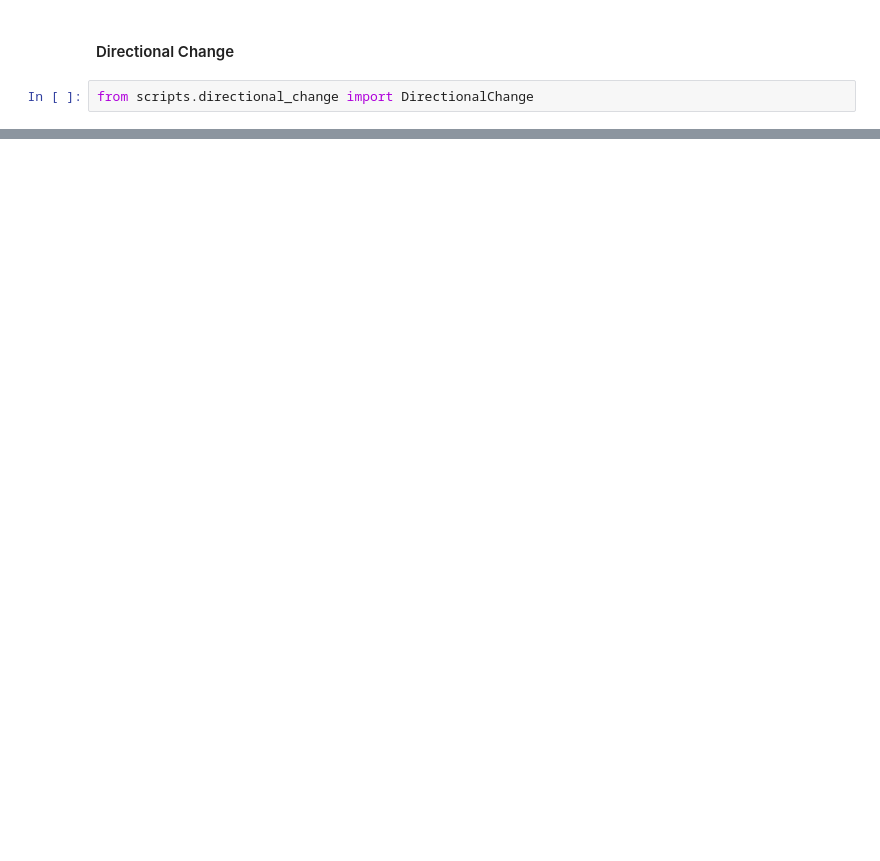
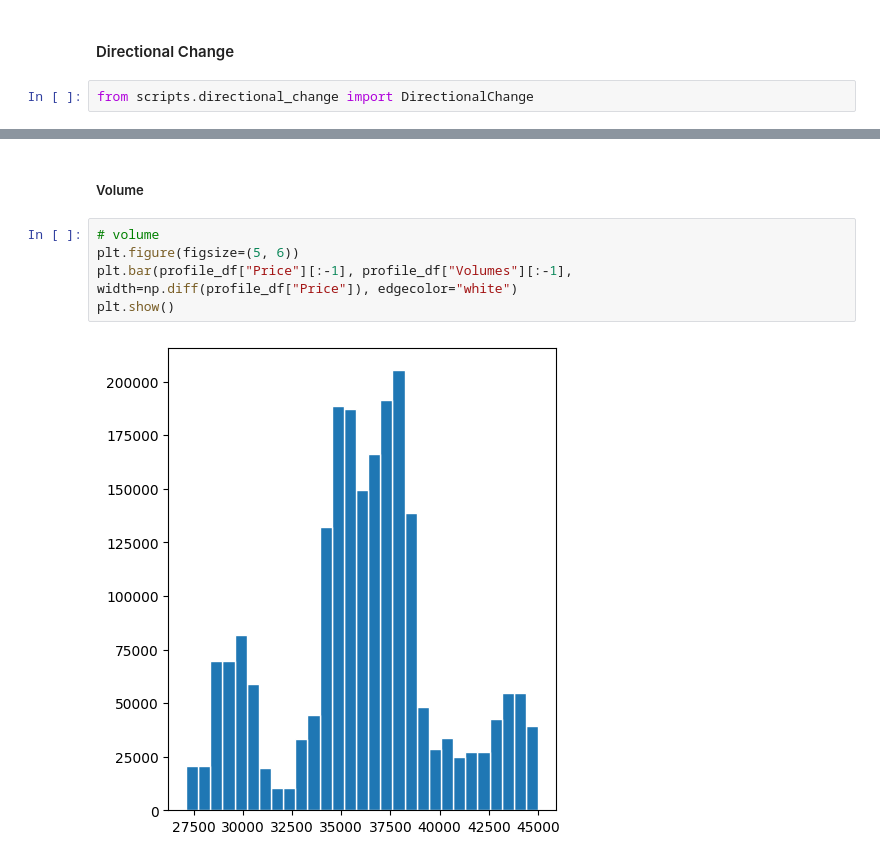
Before and after one commit to devknowscode/trading_technical, a Jupyter notebook: support_and_resistance_researching.ipynb, the cells around one changed output, grey strips where cells are left out. Drawn from its saved outputs; the diff is of its cells as text; blank space fills up the shorter version.

```diff
--- a/support_and_resistance_researching.ipynb
+++ b/support_and_resistance_researching.ipynb
@@ -734,0 +837,9 @@ plt.show()
+# %% [markdown]
+##### Volume
+# %%
+# volume
+plt.figure(figsize=(5, 6))
+plt.bar(profile_df["Price"][:-1], profile_df["Volumes"][:-1], width=np.diff(profile_df["Price"]), edgecolor="white")
+plt.show()
+# %% [output]
+[figure, added]
```
Also changed, not shown: parts of 45 cells of this notebook, 5 other files.
